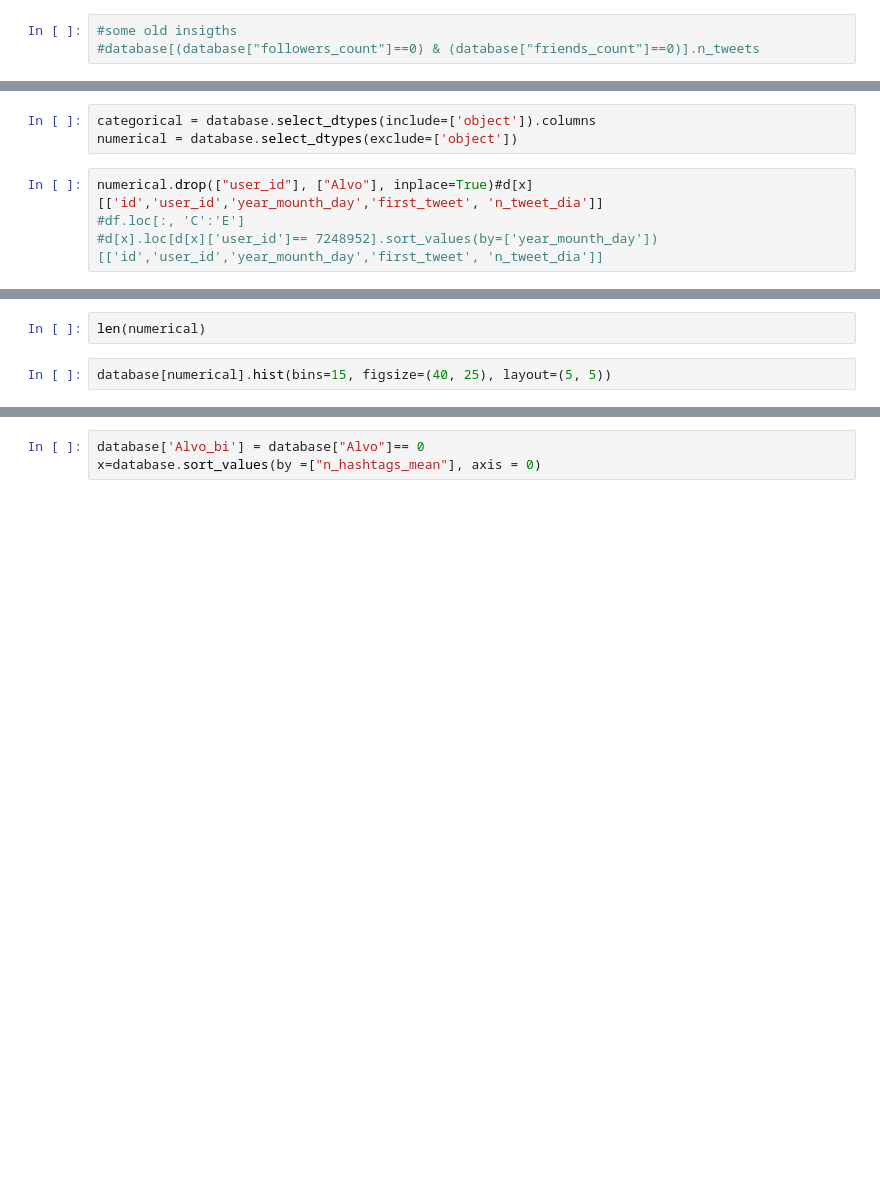
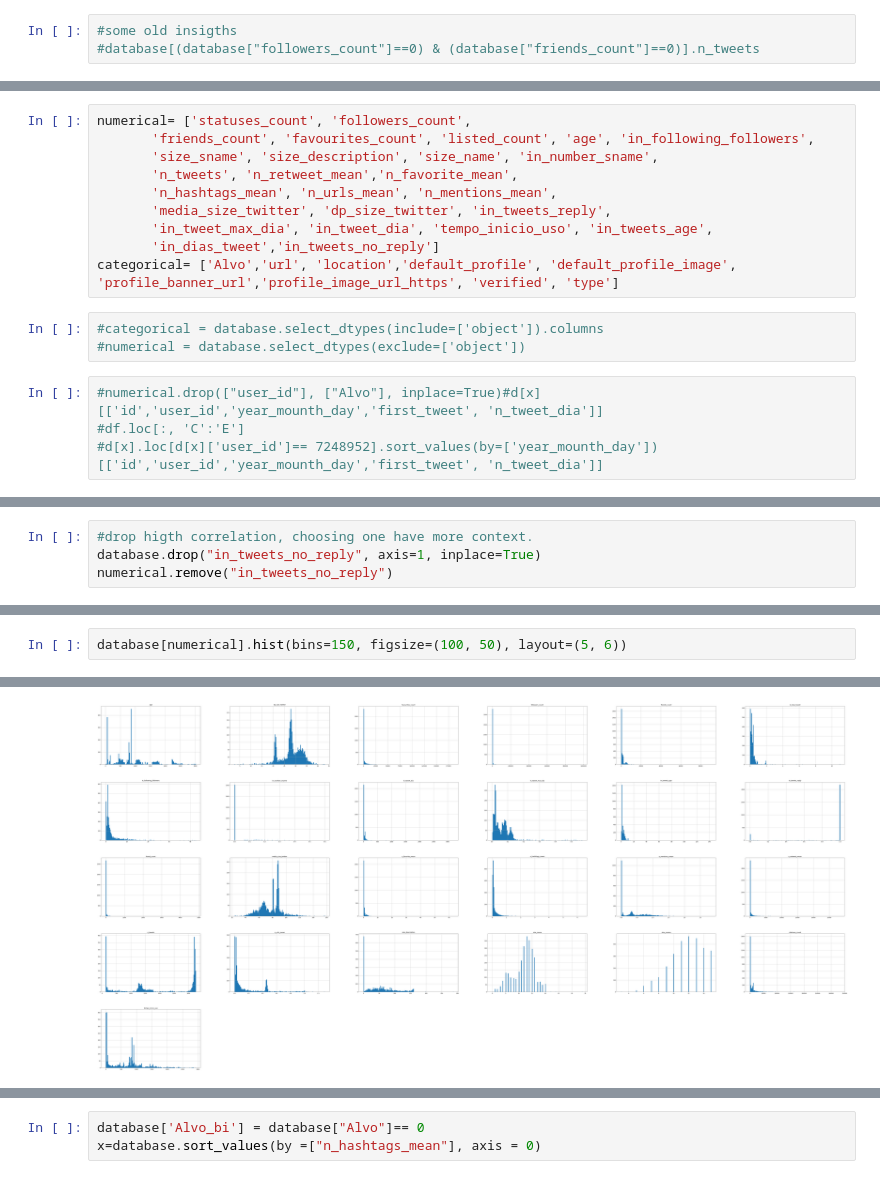
Before and after one commit to rogerioluizsi/FeaturesEngineering_Twitter, a Jupyter notebook: StoryTelling.ipynb, the cells around one changed output, grey strips where cells are left out. Drawn from its saved outputs; the diff is of its cells as text; blank space fills up the shorter version.

```diff
--- a/StoryTelling.ipynb
+++ b/StoryTelling.ipynb
@@ -566,7 +605,17 @@ database.drop
+# %%
+numerical= ['statuses_count', 'followers_count',
+       'friends_count', 'favourites_count', 'listed_count', 'age', 'in_following_followers',
+       'size_sname', 'size_description', 'size_name', 'in_number_sname',
+       'n_tweets', 'n_retweet_mean','n_favorite_mean',
+       'n_hashtags_mean', 'n_urls_mean', 'n_mentions_mean',
+       'media_size_twitter', 'dp_size_twitter', 'in_tweets_reply',
+       'in_tweet_max_dia', 'in_tweet_dia', 'tempo_inicio_uso', 'in_tweets_age',
+       'in_dias_tweet','in_tweets_no_reply']
+categorical= ['Alvo','url', 'location','default_profile', 'default_profile_image', 'profile_banner_url','profile_image_url_https', 'verified', 'type']
 # %%
-categorical = database.select_dtypes(include=['object']).columns
-numerical = database.select_dtypes(exclude=['object'])
+#categorical = database.select_dtypes(include=['object']).columns
+#numerical = database.select_dtypes(exclude=['object'])
 # %%
-numerical.drop(["user_id"], ["Alvo"], inplace=True)#d[x][['id','user_id','year_mounth_day','first_tweet', 'n_tweet_dia']]
+#numerical.drop(["user_id"], ["Alvo"], inplace=True)#d[x][['id','user_id','year_mounth_day','first_tweet', 'n_tweet_dia']]
 #df.loc[:, 'C':'E']
 #d[x].loc[d[x]['user_id']== 7248952].sort_values(by=['year_mounth_day'])[['id','user_id','year_mounth_day','first_tweet', 'n_tweet_dia']]
@@ -581,2 +643,6 @@ sns.heatmap(database[numerical].corr(),linewidths=0.1,vmax=1.0, square=True,
+# %%
+#drop higth correlation, choosing one have more context.
+database.drop("in_tweets_no_reply", axis=1, inplace=True)
+numerical.remove("in_tweets_no_reply")
 # %%
 for x in numerical:
@@ -584,4 +668,3 @@ for x in numerical:
-# %%
-len(numerical)
 # %%
-database[numerical].hist(bins=15, figsize=(40, 25), layout=(5, 5))
+database[numerical].hist(bins=150, figsize=(100, 50), layout=(5, 6))
+# %% [output]
@@ -588,3 +688,4 @@ database[numerical].hist(bins=15, figsize=(40, 25), layout=(5, 5))
+[figure, added]
 # %%
 fig, ax = plt.subplots(2, 4, figsize=(20, 10))
 for variable, subplot in zip(categorical, ax.flatten()):
```
Also changed, not shown: parts of 55 cells of this notebook.
